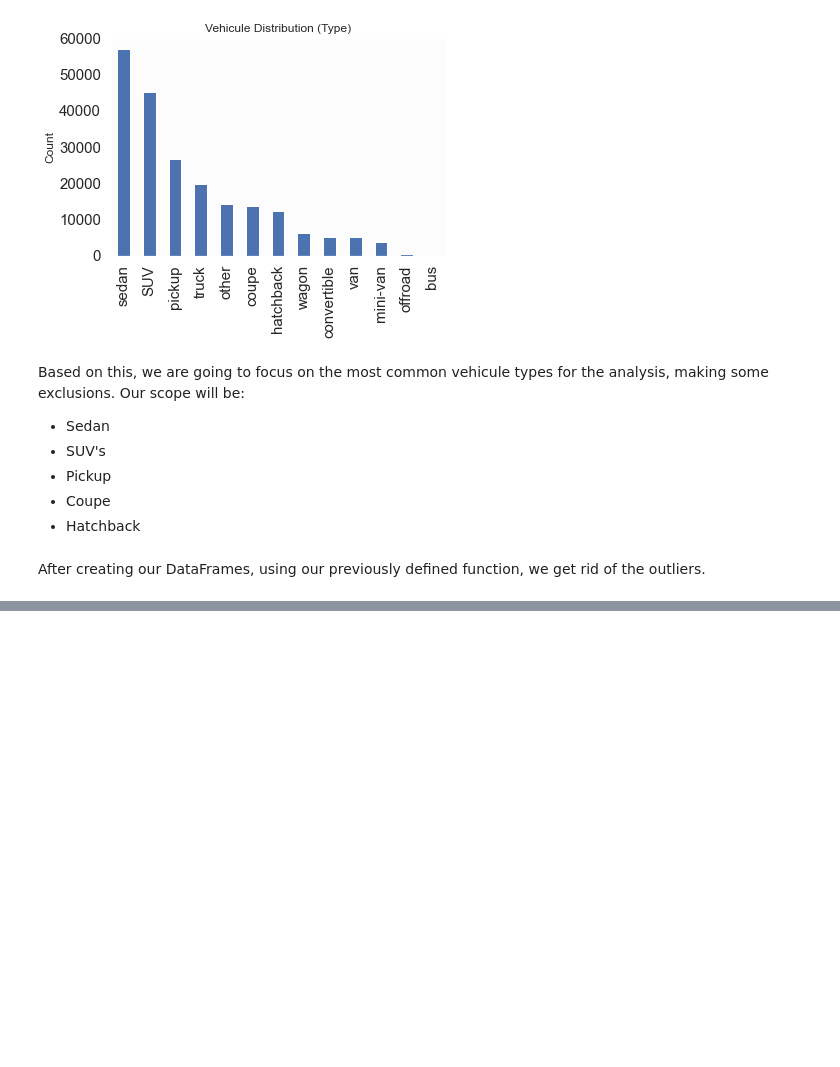
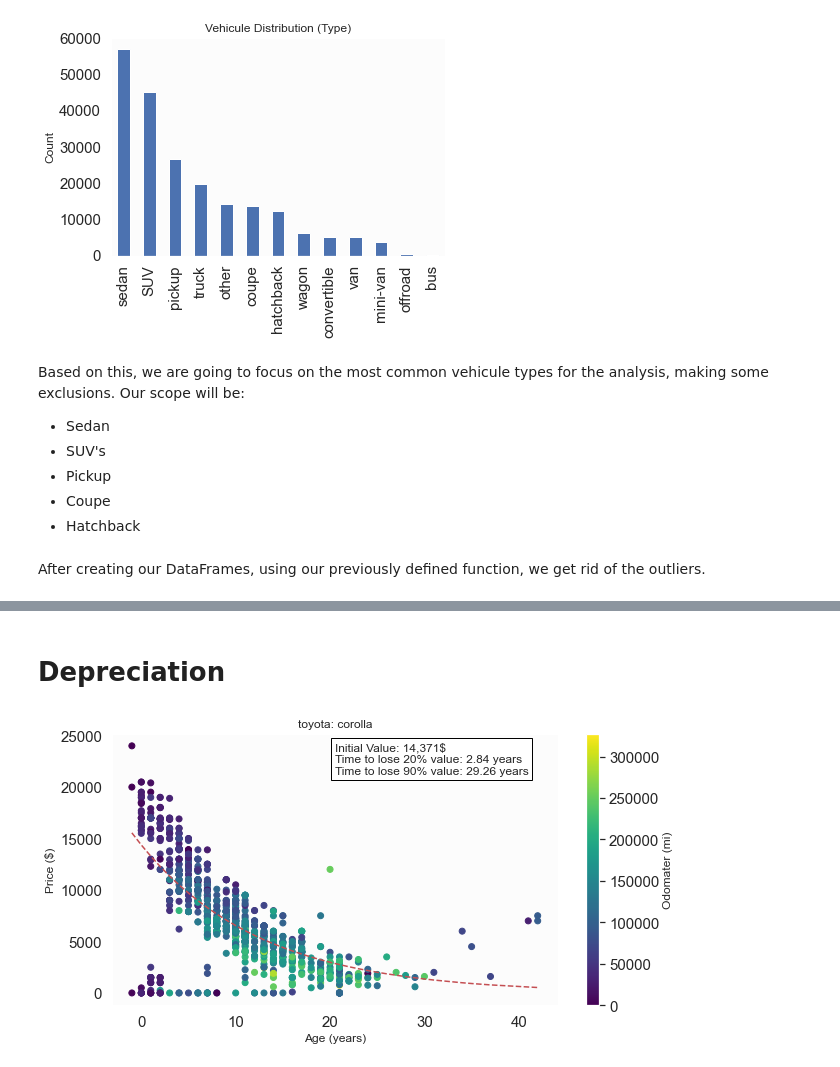
Before and after one commit to carloshgalvan95/Craigslist_Used_Cars_Analysis, a Jupyter notebook: used_cars.ipynb, the cells around one changed output, grey strips where cells are left out. Cells and saved outputs as stored; diff of their text form; code cells hidden in the pictures; blank space fills up the shorter version.

Commit message:
Added Depreciation Analysis

```diff
--- a/used_cars.ipynb
+++ b/used_cars.ipynb
@@ -470,3 +492,44 @@ year
 Name: price, Length: 93, dtype: float64
 # %%
 sedan_avg_year = sedan_df.groupby(['price']).mean()['year']
+# %% [markdown]
+# Depreciation
+# %%
+#fit an exponential to the toyota corolla data to determine how well it holds its value
+from scipy.optimize import curve_fit
+def func(x, a, b):
+    return a * np.exp(-b*x)#exponential function we will use to fit
+
+def plot_depr(data, func, model):
+    #get model data and filter out cars older than 50 years
+    df = data[(data['make_model']==model) & (data['age']<=50)].sort_values(by='age')
+    xdata = df['age']
+    ydata = df['price']
+
+    #fit to the data
+    popt, _ = curve_fit(func, xdata, ydata, p0=[4e4, 0.1])#fit the exponential to the data
+    init = popt[0]#intiial value (age=0) according to the curve fit
+    depr20 = -np.log(0.80)/popt[1]#time to depreciate 20% according to the curve fit
+    depr90 = -np.log(0.10)/popt[1]#time to depreciate 90% according to the curve fit
+
+    fig, ax = plt.subplots(figsize=(10,5))
+    carplt = ax.scatter(xdata, ydata, c=df['odometer'], cmap='viridis')#scatter plot of age vs price, colored by odometer
+    plt.plot(xdata, func(xdata, *popt), 'r--')#plot the fitted curve
+
+    plt.text(0.5, 0.85,
+             'Initial Value: {:,.0f}$\n'
+             'Time to lose 20% value: {:.2f} years\n'
+             'Time to lose 90% value: {:.2f} years'.format(init, depr20, depr90),
+             transform = ax.transAxes,
+            bbox=dict(facecolor='white', edgecolor='black'))
+
+    cbar=plt.colorbar(carplt)
+    cbar.set_label('Odomater (mi)')
+    plt.xlabel('Age (years)')
+    plt.ylabel('Price ($)')
+    plt.title(model)
+    plt.show()
+
+plot_depr(used_cars_df_nonull, func, 'toyota: corolla')
+# %% [output]
+[figure, added]
```
Also changed, not shown: parts of 11 cells of this notebook.
